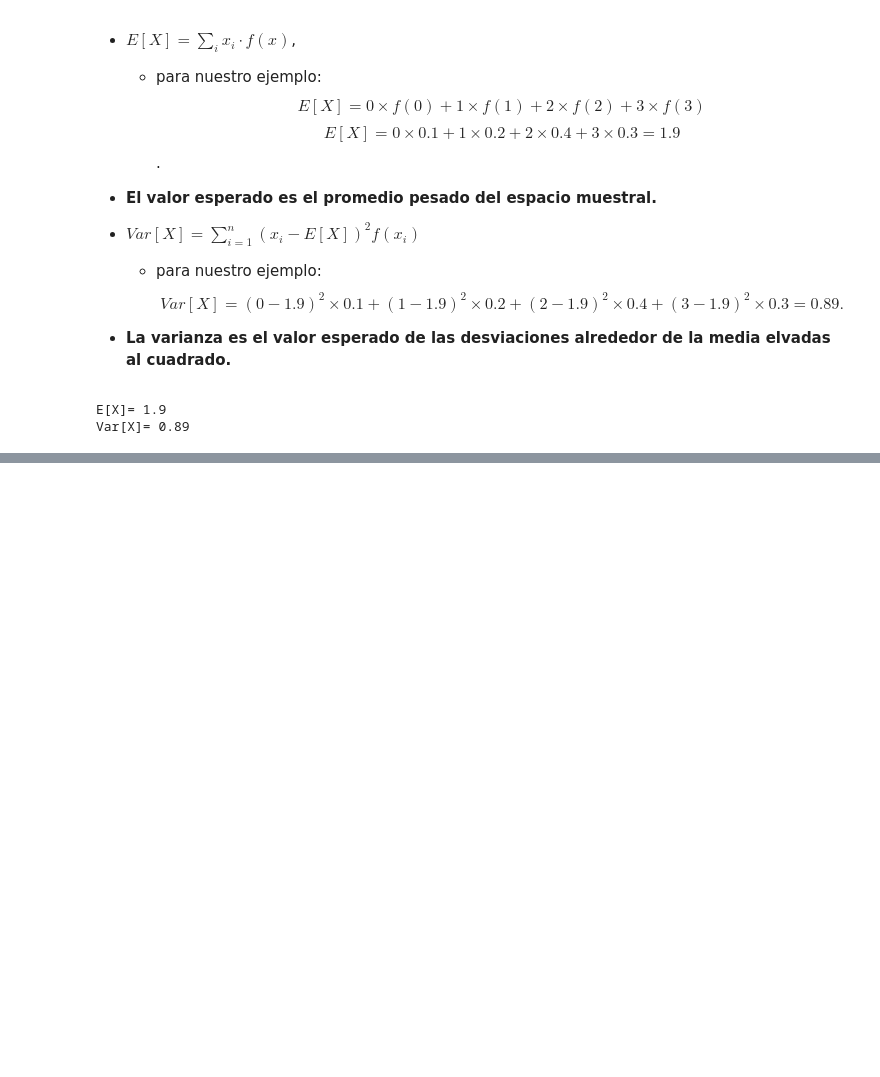
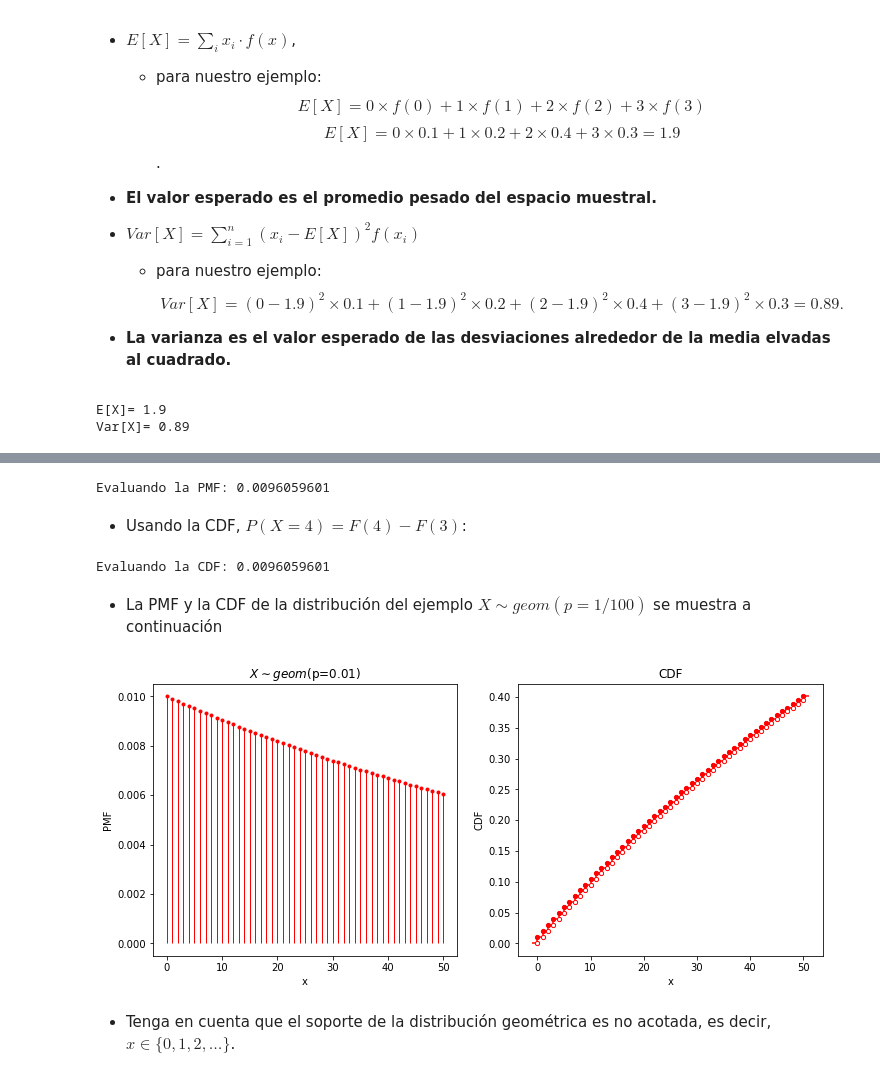
Before and after one commit to marsgr6/EN-online, a Jupyter notebook: discrete_distributions.ipynb, the cells around one changed output, grey strips where cells are left out. Cells and saved outputs as stored; diff of their text form; code cells hidden in the pictures; blank space fills up the shorter version.

```diff
--- a/discrete_distributions.ipynb
+++ b/discrete_distributions.ipynb
@@ -794,0 +717,46 @@ l = plt.legend()
+# %%
+from scipy.stats import geom
+
+fracasos = 4 # X
+# PMF de X+1 para la distribución del primer éxito
+print("Evaluando la PMF:", geom.pmf(fracasos + 1, p=1/100))
+# %% [output]
+Evaluando la PMF: 0.0096059601
+# %% [markdown]
+- Usando la CDF, $P(X=4) = F(4) - F(3)$:
+# %%
+print("Evaluando la CDF:", (geom.cdf(fracasos + 1, p=1/100) - geom.cdf(fracasos, p=1/100)).round(10))
+# %% [output]
+Evaluando la CDF: 0.0096059601
+# %% [markdown]
+- La PMF y la CDF de la distribución del ejemplo $X \sim geom(p=1/100)$ se muestra a continuación
+# %%
+# Parámetro de la distribución geométrica
+p = 1/100
+
+f, (ax1, ax2) = plt.subplots(1, 2, figsize=(12,5))  # Dos paneles ax1 y ax2
+
+x_upper = 50
+
+# Panel 1: ax1
+x = np.arange(x_upper+1)  # evaluaremos un subconjunto de los valores posibles de la v.a. x={0,...,15}
+pmfx = geom.pmf(x+1, p) # x+1 para tener la distribucón del primer éxito
+ax1.vlines(x, [0]*len(x), pmfx, color="r", lw=1)  # grafica las líneas verticales
+ax1.plot(x, pmfx, '.', color='r')  # grafica los puntos
+ax1.set_xlabel("x"); ax1.set_ylabel("PMF")  # etiqueta de los ejes
+ax1.set_title(r"$X \sim geom($p="+ str(p) +")")  # título del panel
+ax1.set_xticks(range(0, x_upper+1, 10))  # define xticks
+ax1.set_xticklabels(range(0, x_upper+1, 10))  # define etiquetas de xticks
+
+# Panel 2: ax2
+xcdf = np.array(range(-1,x_upper+2))
+Fx = geom.cdf(x+1, p)  # x+1 para tener la distribucón del primer éxito
+plot_cdf(xcdf, Fx, ax=ax2)
+ax2.set_title("CDF")  # título del panel
+ax2.set_xlabel("x"); ax2.set_ylabel("CDF")  # etiqueta de los ejes
+ax2.set_xticks(range(0, x_upper+1, 10))  # define xticks
+xt = ax2.set_xticklabels(range(0, x_upper+1, 10))  # define etiquetas de xticks
+# %% [output]
+[figure, added]
+# %% [markdown]
+- Tenga en cuenta que el soporte de la distribución geométrica es no acotada, es decir, $x \in \{0, 1, 2, \dots \}$.
```
Also changed, not shown: parts of 54 cells of this notebook, 2 other files.
